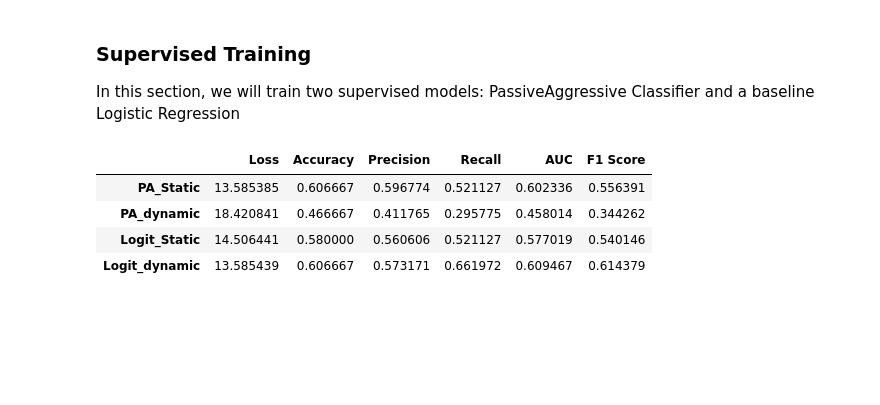
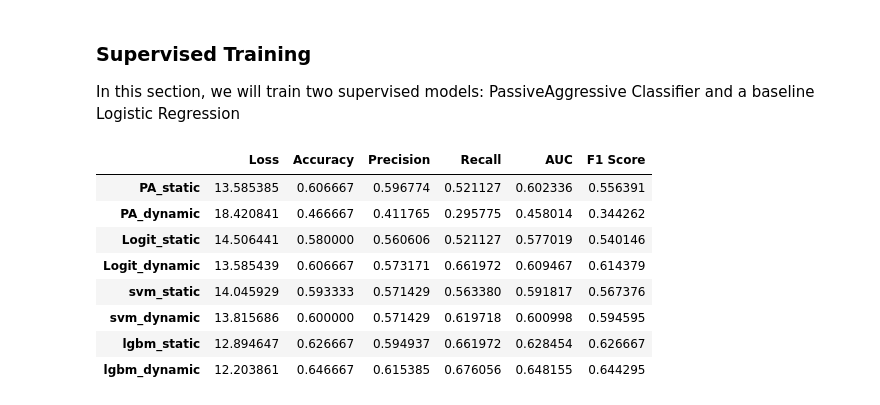
Before and after one commit to edologgerbird/context-capturing-clustering, a Jupyter notebook: final_project.ipynb, the cells around one changed output. Cells and saved outputs as stored; diff of their text form; code cells hidden in the pictures; blank space fills up the shorter version.

Commit message:
testing with different models

```diff
--- a/final_project.ipynb
+++ b/final_project.ipynb
@@ -733,3 +733,23 @@ logit_dynamic_model = LogisticRegression(random_state=RANDOM_STATE)
 
 logit_dynamic_results = model_pipeline(logit_dynamic_model, X_train_dynamic_transformed, y_train, X_test_dynamic_transformed, y_test)
 logit_dynamic_results = pd.DataFrame(logit_dynamic_results, index=["Logit_dynamic"])
+# %%
+from sklearn import svm
+
+svm_static_model = svm.SVC()
+svm_static_results = model_pipeline(svm_static_model, X_train_static_transformed, y_train, X_test_static_transformed, y_test)
+svm_static_results = pd.DataFrame(svm_static_results, index=["svm_static"])
+# %%
+svm_dynamic_model = svm.SVC()
+svm_dynamic_results = model_pipeline(svm_dynamic_model, X_train_dynamic_transformed, y_train, X_test_dynamic_transformed, y_test)
+svm_dynamic_results = pd.DataFrame(svm_dynamic_results, index=["svm_dynamic"])
+# %%
+import lightgbm as lgb
+
+lgbm_static_model = lgb.LGBMClassifier(learning_rate=0.09,max_depth=-5,random_state=RANDOM_STATE)
+lgbm_static_results = model_pipeline(lgbm_static_model, X_train_static_transformed, y_train, X_test_static_transformed, y_test)
+lgbm_static_results = pd.DataFrame(lgbm_static_results, index=["lgbm_static"])
+# %%
+lgbm_dynamic_model = lgb.LGBMClassifier(learning_rate=0.09,max_depth=-5,random_state=RANDOM_STATE)
+lgbm_dynamic_results = model_pipeline(lgbm_dynamic_model, X_train_dynamic_transformed, y_train, X_test_dynamic_transformed, y_test)
+lgbm_dynamic_results = pd.DataFrame(lgbm_dynamic_results, index=["lgbm_dynamic"])
@@ -736,9 +766,13 @@ logit_dynamic_results = pd.DataFrame(logit_dynamic_results, index=["Logit_dynami
 # %%
-combined_results = pd.concat([pa_static_results, pa_dynamic_results, logit_static_results,  logit_dynamic_results])
+combined_results = pd.concat([pa_static_results, pa_dynamic_results, logit_static_results,  logit_dynamic_results,svm_static_results,svm_dynamic_results, lgbm_static_results, lgbm_dynamic_results])
 combined_results
 # %% [output]
 |  | Loss | Accuracy | Precision | Recall | AUC | F1 Score |
-| PA_Static | 13.585385 | 0.606667 | 0.596774 | 0.521127 | 0.602336 | 0.556391 |
+| PA_static | 13.585385 | 0.606667 | 0.596774 | 0.521127 | 0.602336 | 0.556391 |
 | PA_dynamic | 18.420841 | 0.466667 | 0.411765 | 0.295775 | 0.458014 | 0.344262 |
-| Logit_Static | 14.506441 | 0.580000 | 0.560606 | 0.521127 | 0.577019 | 0.540146 |
+| Logit_static | 14.506441 | 0.580000 | 0.560606 | 0.521127 | 0.577019 | 0.540146 |
 | Logit_dynamic | 13.585439 | 0.606667 | 0.573171 | 0.661972 | 0.609467 | 0.614379 |
+| svm_static | 14.045929 | 0.593333 | 0.571429 | 0.563380 | 0.591817 | 0.567376 |
+| svm_dynamic | 13.815686 | 0.600000 | 0.571429 | 0.619718 | 0.600998 | 0.594595 |
+| lgbm_static | 12.894647 | 0.626667 | 0.594937 | 0.661972 | 0.628454 | 0.626667 |
+| lgbm_dynamic | 12.203861 | 0.646667 | 0.615385 | 0.676056 | 0.648155 | 0.644295 |
```
Also changed, not shown: parts of 4 cells of this notebook.
